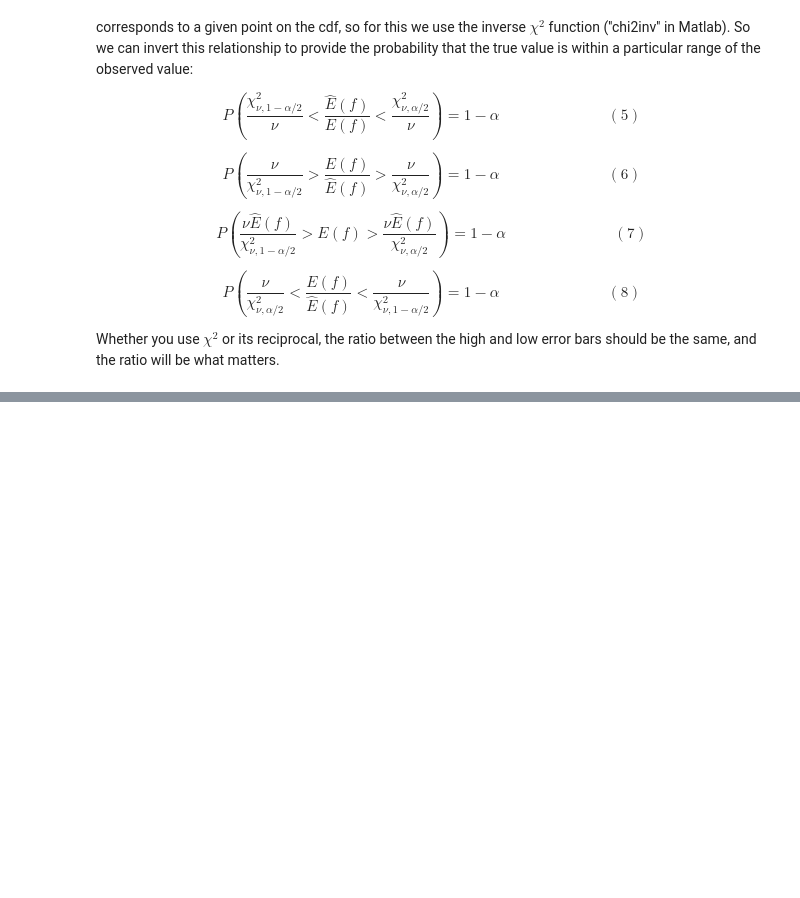
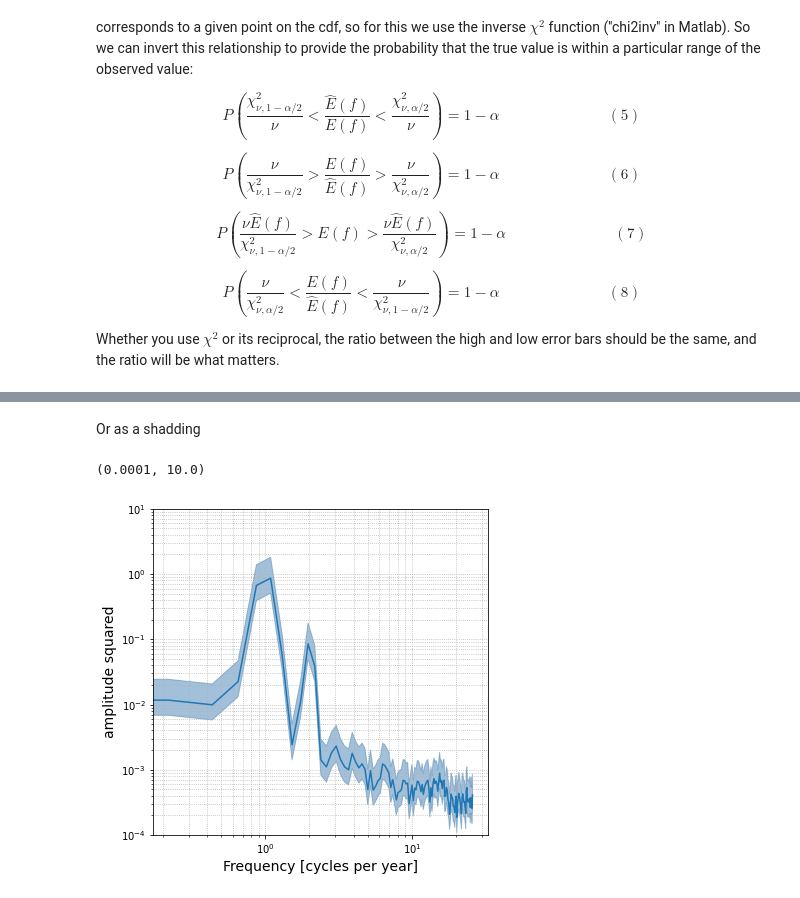
Before and after one commit to laspg/SIO221A, a Jupyter notebook: notebooks/lectures/lecture08.ipynb, the cells around one changed output, grey strips where cells are left out. Saved outputs shown, nothing was run; the diff lists cells and outputs as text; code cells hidden in the pictures; blank space fills up the shorter version.

```diff
--- a/notebooks/lectures/lecture08.ipynb
+++ b/notebooks/lectures/lecture08.ipynb
@@ -488,0 +513,16 @@ it directly in Matlab.  For $\nu=N/2$ data segments, the error limits are:
+# %% [markdown]
+Or as a shadding
+# %%
+Eu = error_high*amp_hanning.mean(axis=0)
+El = error_low*amp_hanning.mean(axis=0)
+
+plt.figure(figsize=(6,6))
+plt.loglog(freq_segments, amp_hanning.mean(axis=0))
+plt.fill_between(freq_segments, El, Eu, color='steelblue', alpha=0.5)
+plt.xlabel('Frequency [cycles per year]', fontsize=14)
+plt.ylabel('amplitude squared', fontsize=14)
+plt.grid(which='both', ls='dotted')
+plt.ylim([1e-4, 1e1])
+# %% [output]
+(0.0001, 10.0)
+[figure, added]
```
Also changed, not shown: parts of 9 cells of this notebook.
